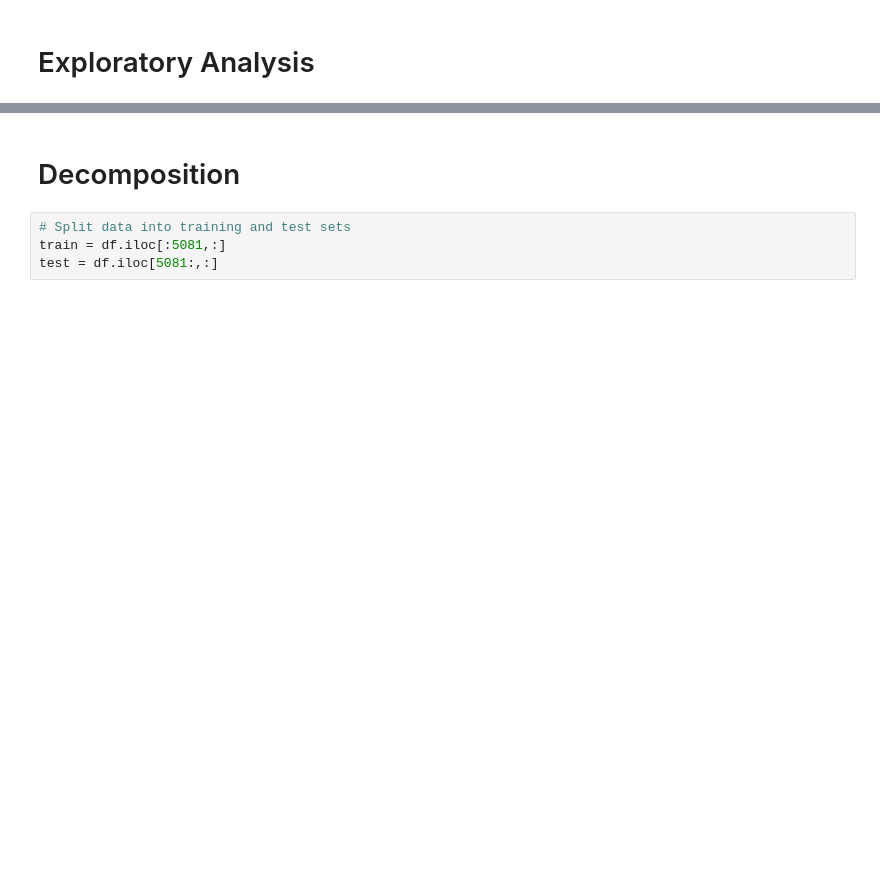
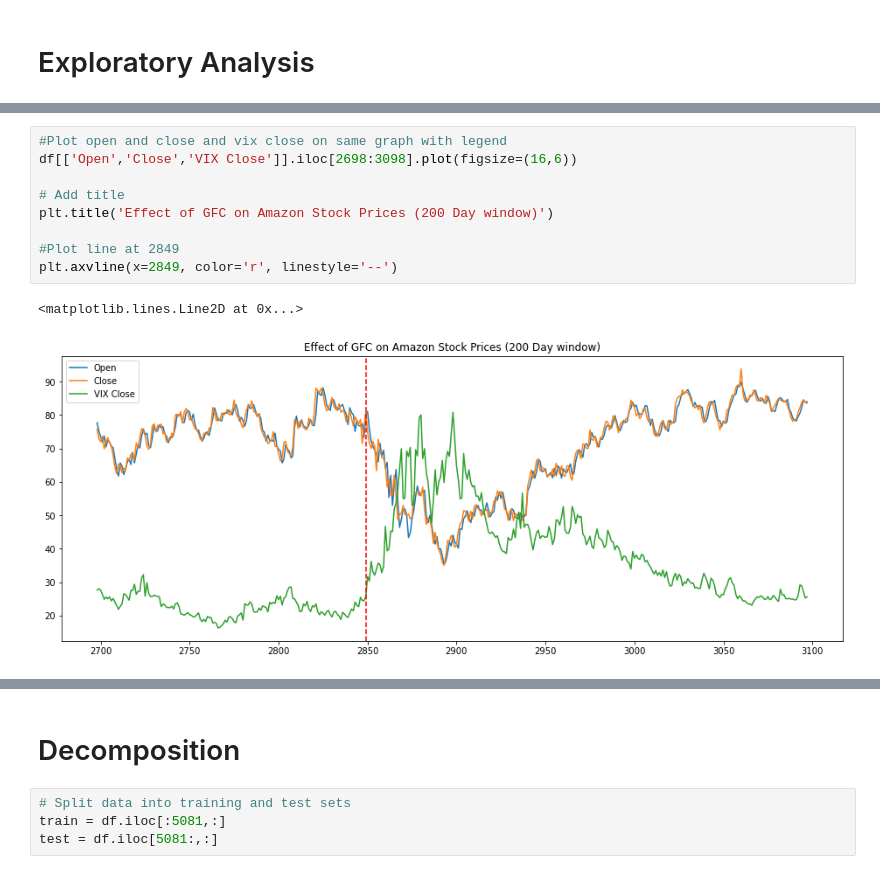
Before and after one commit to benisrael29/DATA2001, a Jupyter notebook: main/assingments/A3/A3.ipynb, the cells around one changed output, grey strips where cells are left out. Cells and saved outputs as stored; diff of their text form; blank space fills up the shorter version.

```diff
--- a/main/assingments/A3/A3.ipynb
+++ b/main/assingments/A3/A3.ipynb
@@ -58,0 +101,12 @@ Some comments on the patterns visible.
+# %%
+#Plot open and close and vix close on same graph with legend
+df[['Open','Close','VIX Close']].iloc[2698:3098].plot(figsize=(16,6))
+
+# Add title
+plt.title('Effect of GFC on Amazon Stock Prices (200 Day window)')
+
+#Plot line at 2849
+plt.axvline(x=2849, color='r', linestyle='--')
+# %% [output]
+<matplotlib.lines.Line2D at 0x...>
+[figure, added]
```
Also changed, not shown: parts of 101 cells of this notebook.
